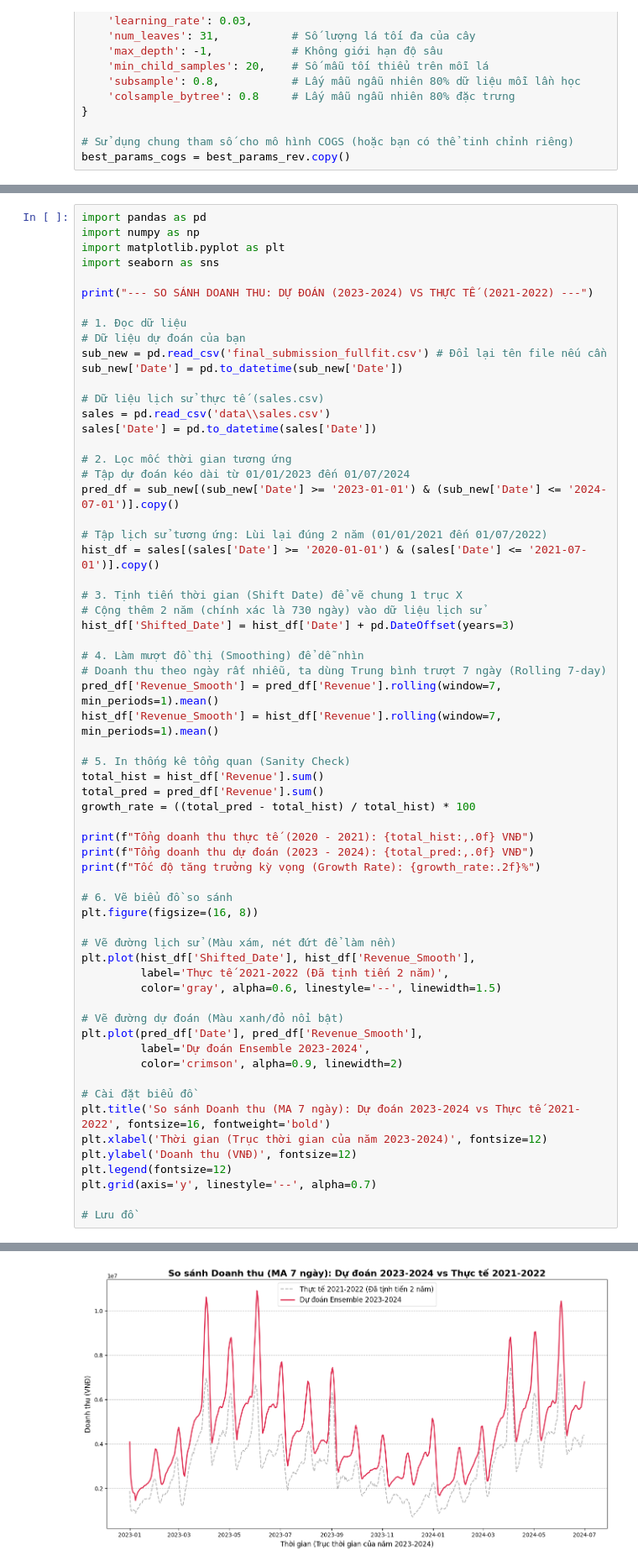
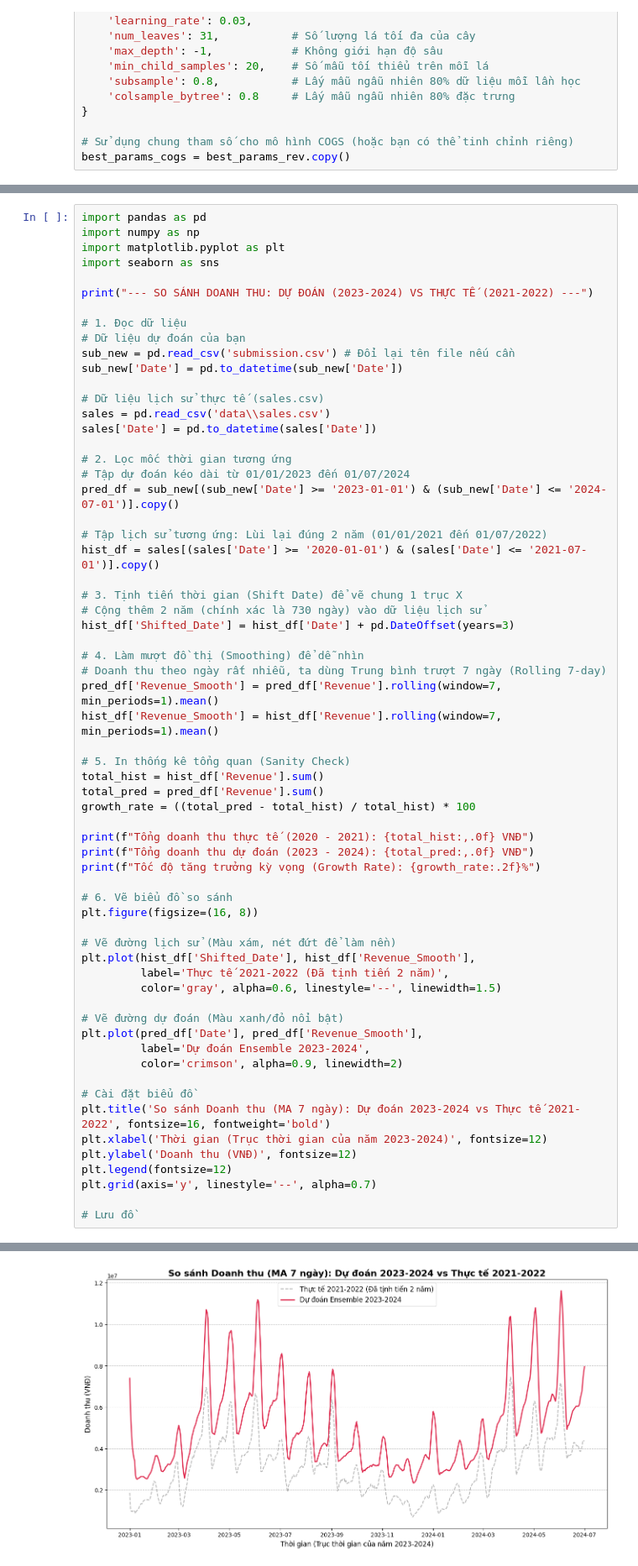
Before and after one commit to pthekiller/datathon_vin_new, a Jupyter notebook: demo_before.ipynb, the cells around one changed output, grey strips where cells are left out. Shown at 84% size. Cells and saved outputs as stored; diff of their text form.

```diff
--- a/demo_before.ipynb
+++ b/demo_before.ipynb
@@ -805,7 +1004,7 @@ print("--- SO SÁNH DOANH THU: DỰ ĐOÁN (2023-2024) VS THỰC TẾ (2021-2022
 
 # 1. Đọc dữ liệu
 # Dữ liệu dự đoán của bạn
-sub_new = pd.read_csv('final_submission_fullfit.csv') # Đổi lại tên file nếu cần
+sub_new = pd.read_csv('submission.csv') # Đổi lại tên file nếu cần
 sub_new['Date'] = pd.to_datetime(sub_new['Date'])
 
 # Dữ liệu lịch sử thực tế (sales.csv)
@@ -866 +1065 @@ Tốc độ tăng trưởng kỳ vọng (Growth Rate): 45.93%
-[figure, old version]
+[figure, new version]
```
Also changed, not shown: parts of 9 cells of this notebook, 17 other files.
